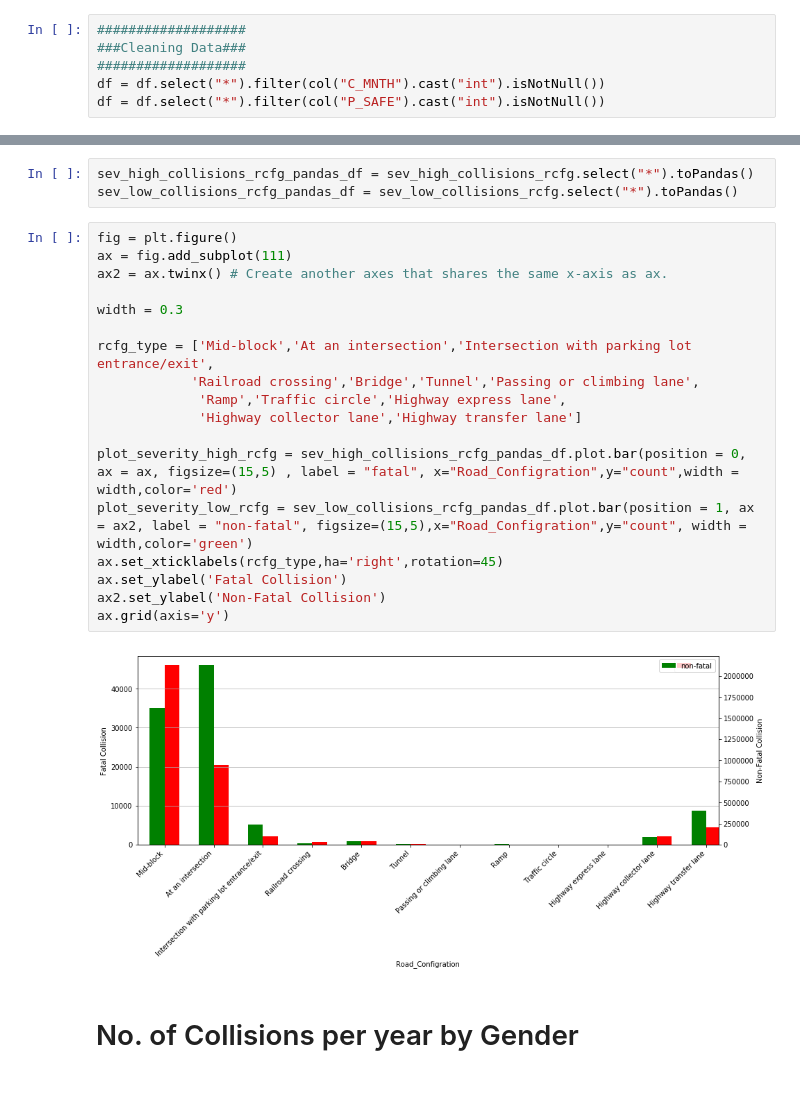
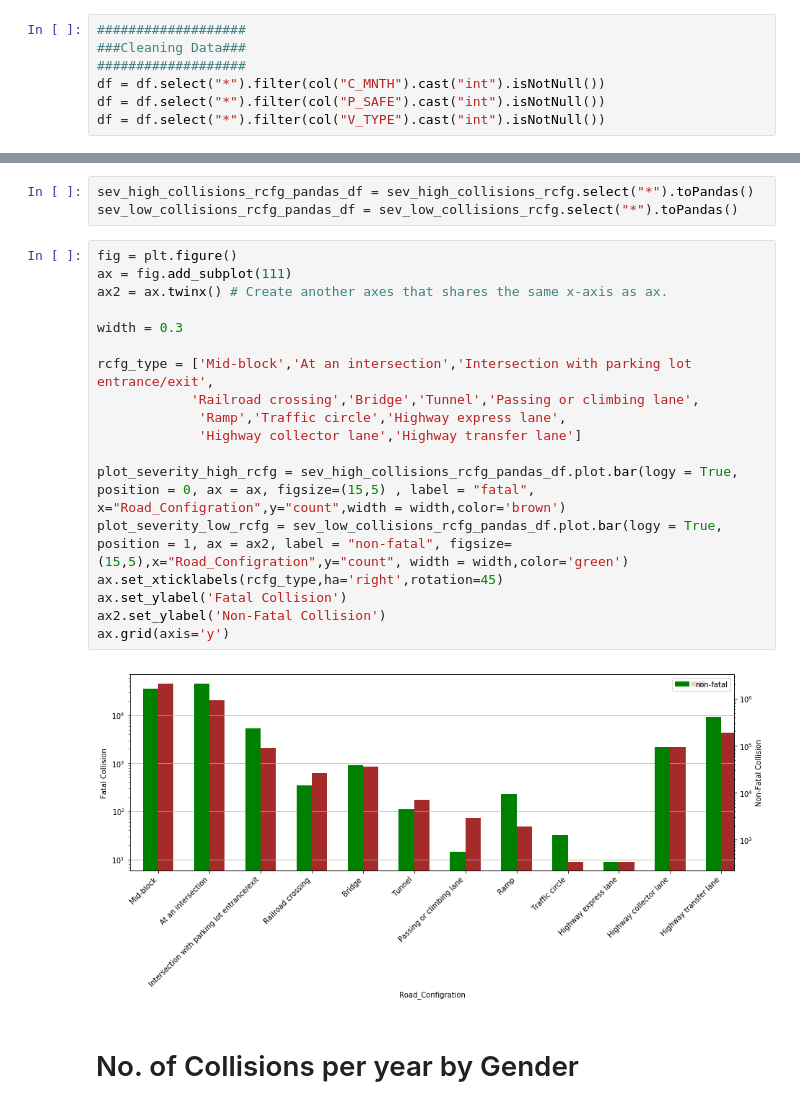
Before and after one commit to SinghGursimran/Analysis-of-Car-Accidents-in-Canada-using-PySpark, a Jupyter notebook: Analysis.ipynb, the cells around one changed output, grey strips where cells are left out. Cells and saved outputs as stored; diff of their text form.

```diff
--- a/Analysis.ipynb
+++ b/Analysis.ipynb
@@ -59,6 +59,7 @@ Name of Columns - Printing for reference
 ###################
 df = df.select("*").filter(col("C_MNTH").cast("int").isNotNull())
 df = df.select("*").filter(col("P_SAFE").cast("int").isNotNull())
+df = df.select("*").filter(col("V_TYPE").cast("int").isNotNull())
 # %% [markdown]
 # Total No. of Collisions together for a month.
 # %%
@@ -349,23 +350,23 @@ sev_low_collisions_rcfg_pandas_df = sev_low_collisions_rcfg.select("*").toPandas
 # %%
 fig = plt.figure()
 ax = fig.add_subplot(111)
 ax2 = ax.twinx() # Create another axes that shares the same x-axis as ax.
 
 width = 0.3
 
 rcfg_type = ['Mid-block','At an intersection','Intersection with parking lot entrance/exit',
             'Railroad crossing','Bridge','Tunnel','Passing or climbing lane',
              'Ramp','Traffic circle','Highway express lane',
              'Highway collector lane','Highway transfer lane']
 
-plot_severity_high_rcfg = sev_high_collisions_rcfg_pandas_df.plot.bar(position = 0, ax = ax, figsize=(15,5) , label = "fatal", x="Road_Configration",y="count",width = width,color='red')
-plot_severity_low_rcfg = sev_low_collisions_rcfg_pandas_df.plot.bar(position = 1, ax = ax2, label = "non-fatal", figsize=(15,5),x="Road_Configration",y="count", width = width,color='green')
+plot_severity_high_rcfg = sev_high_collisions_rcfg_pandas_df.plot.bar(logy = True, position = 0, ax = ax, figsize=(15,5) , label = "fatal", x="Road_Configration",y="count",width = width,color='brown')
+plot_severity_low_rcfg = sev_low_collisions_rcfg_pandas_df.plot.bar(logy = True, position = 1, ax = ax2, label = "non-fatal", figsize=(15,5),x="Road_Configration",y="count", width = width,color='green')
 ax.set_xticklabels(rcfg_type,ha='right',rotation=45)
 ax.set_ylabel('Fatal Collision')
 ax2.set_ylabel('Non-Fatal Collision')
 ax.grid(axis='y')
 # %% [output]
-[figure, old version]
+[figure, new version]
 # %% [markdown]
 # No. of Collisions per year by Gender
 # %%
```
Also changed, not shown: parts of 15 cells of this notebook.
